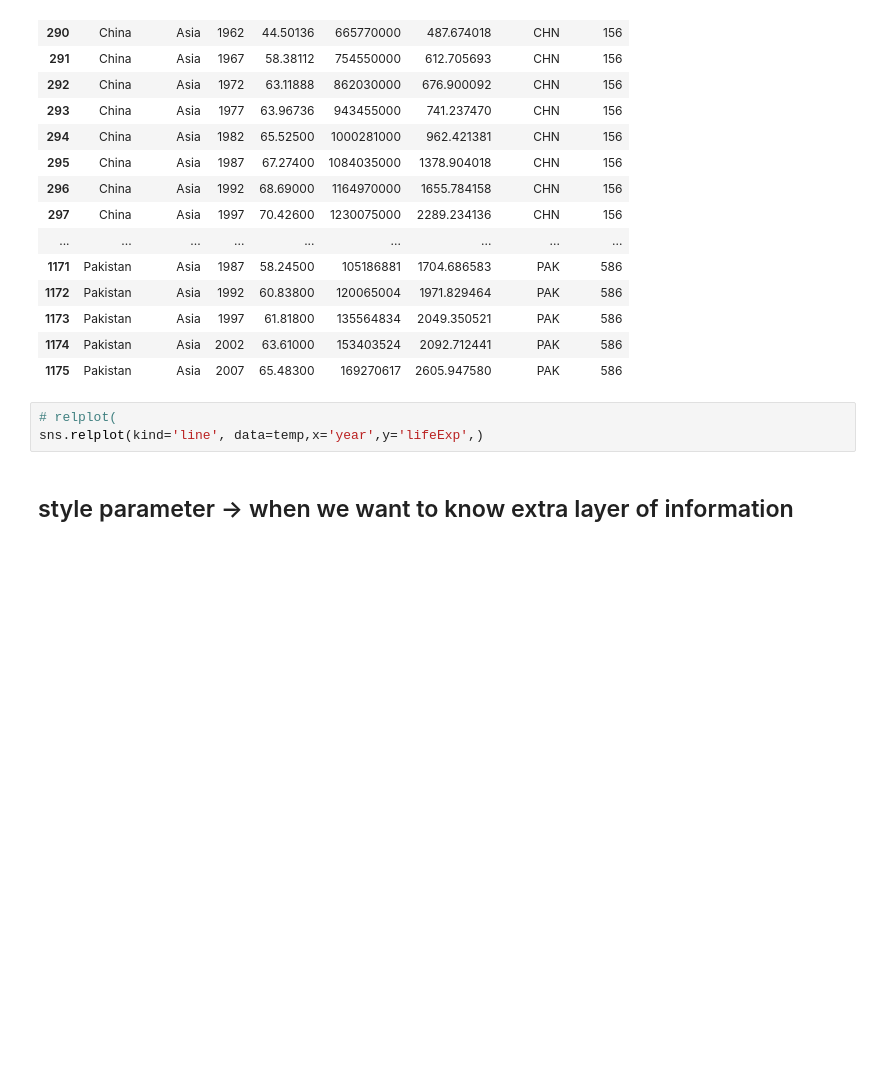
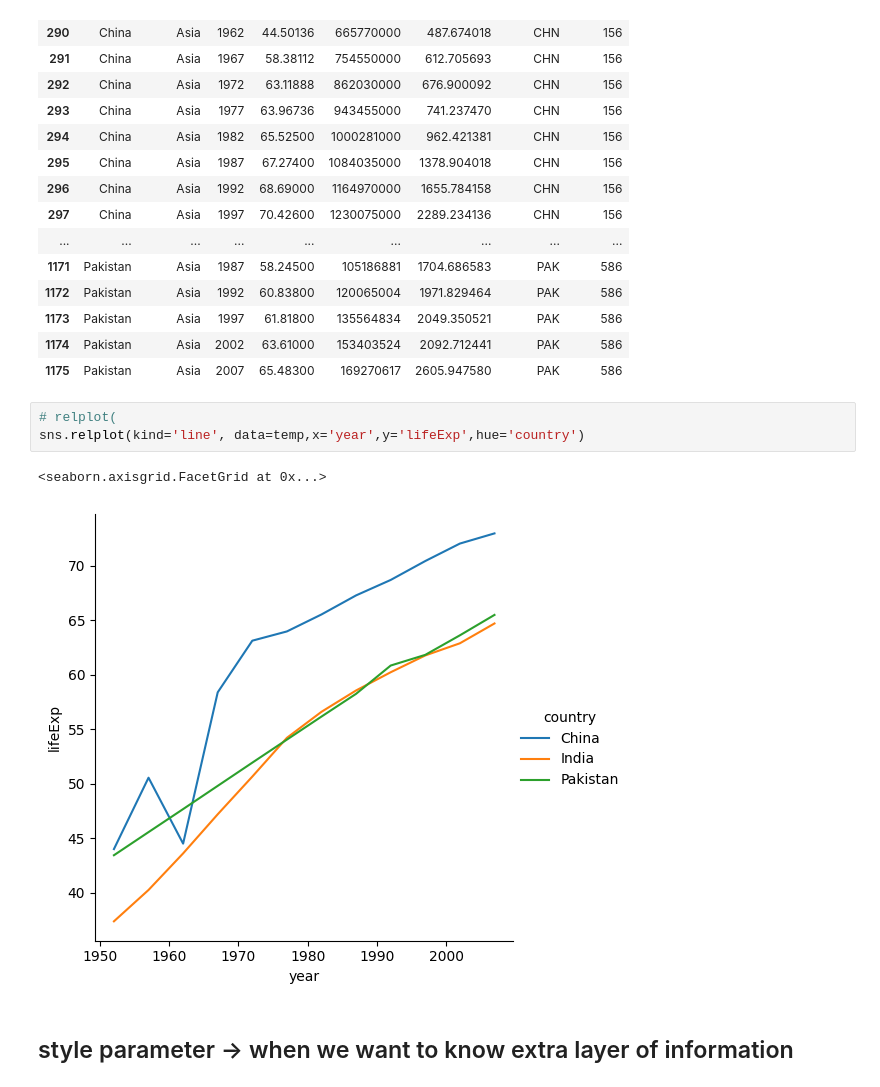
Before and after one commit to mohitjaryal/seaborn, a Jupyter notebook: Relational-Plot/linePlot.ipynb, the cells around one changed output. Cells and saved outputs as stored; diff of their text form; blank space fills up the shorter version.

```diff
--- a/Relational-Plot/linePlot.ipynb
+++ b/Relational-Plot/linePlot.ipynb
@@ -68,7 +68,10 @@ temp
 | 1175 | Pakistan | Asia | 2007 | 65.48300 | 169270617 | 2605.947580 | PAK | 586 |
 # %%
 # relplot(
-sns.relplot(kind='line', data=temp,x='year',y='lifeExp',)
+sns.relplot(kind='line', data=temp,x='year',y='lifeExp',hue='country')
+# %% [output]
+<seaborn.axisgrid.FacetGrid at 0x...>
+[figure, added]
 # %% [markdown]
 ## style parameter -> when we want to know extra layer of information
 # %%
```
